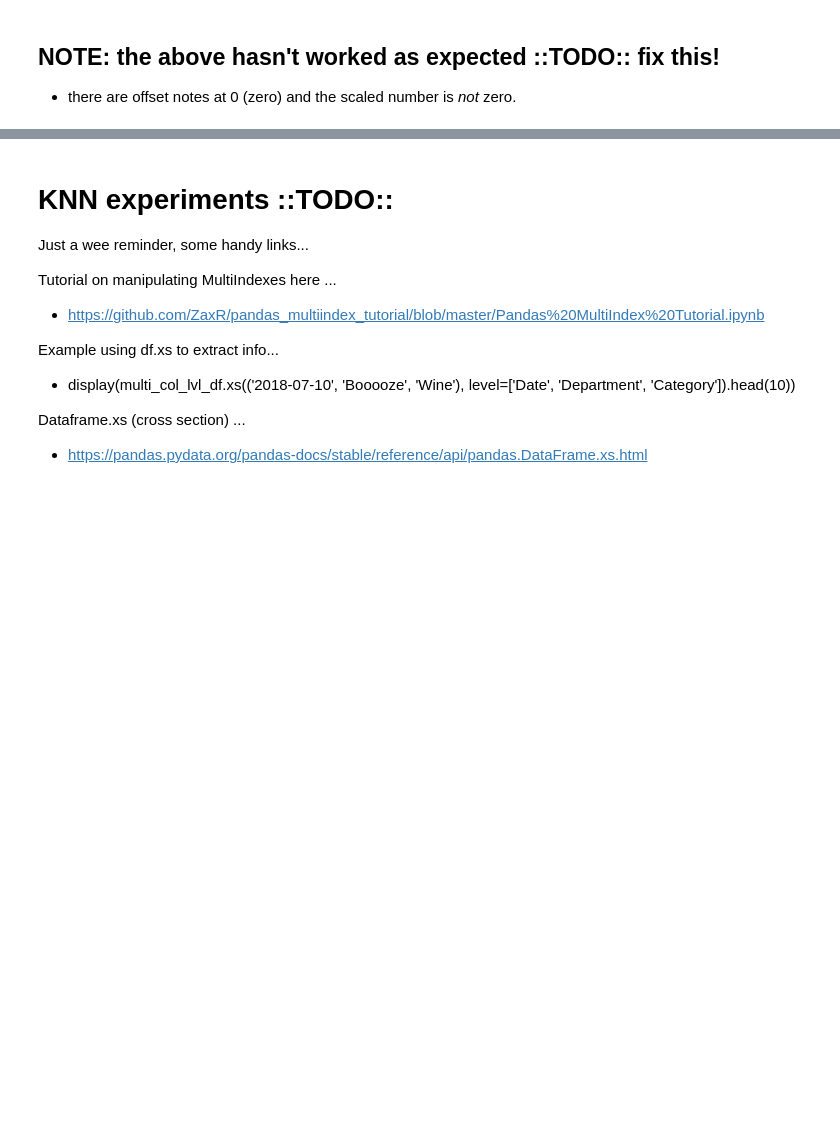
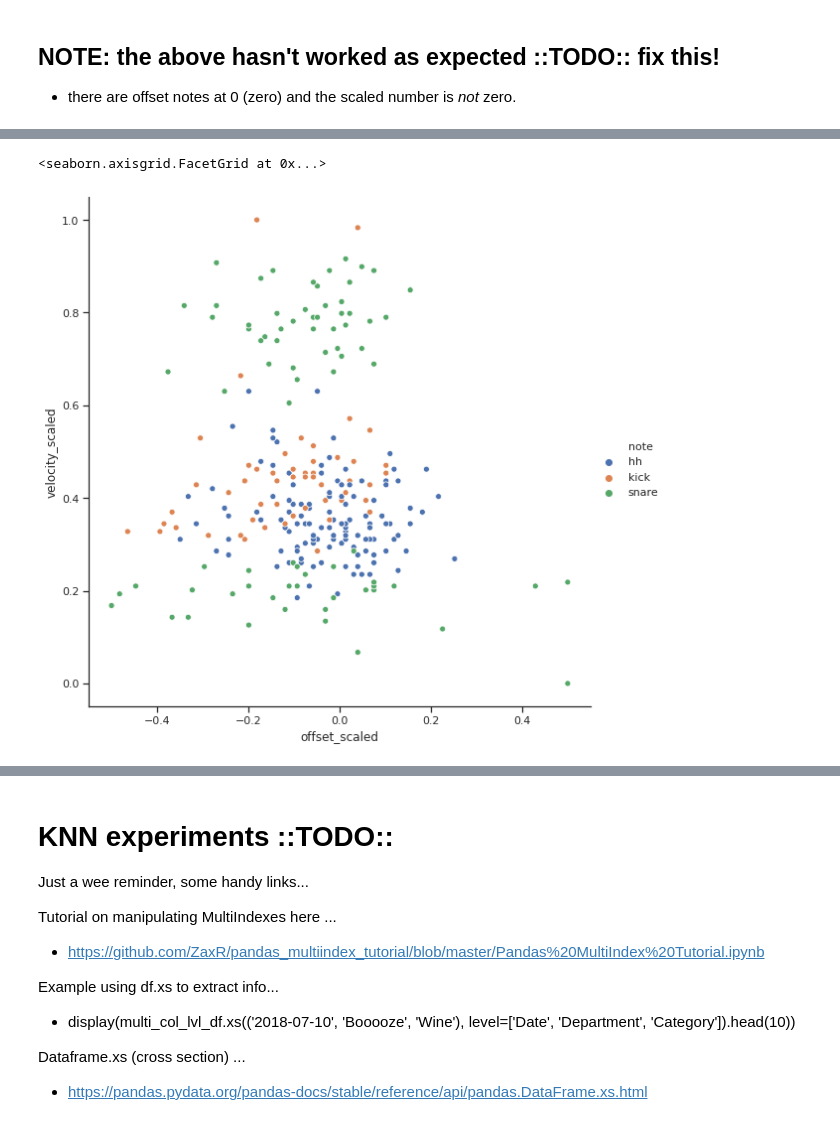
Before and after one commit to curtiscu/LYIT, a Jupyter notebook: LoadAllTheThings.ipynb, the cells around one changed output, grey strips where cells are left out. Drawn from its saved outputs; the diff is of its cells as text; code cells hidden in the pictures; blank space fills up the shorter version.

```diff
--- a/LoadAllTheThings.ipynb
+++ b/LoadAllTheThings.ipynb
@@ -786,0 +809,8 @@ df4.head(50)
+# %%
+#plt.figure(figsize=(10, 10))
+sns.relplot(x="offset_scaled", y="velocity_scaled", hue="note"
+, data=df4, height=8)
+#sns.relplot(x="offset_scaled", y="velocity_scaled", hue="bar_beat_number", style="note", data=df4, height=12)
+# %% [output]
+<seaborn.axisgrid.FacetGrid at 0x...>
+[figure, added]
```
Also changed, not shown: parts of 9 cells of this notebook.
